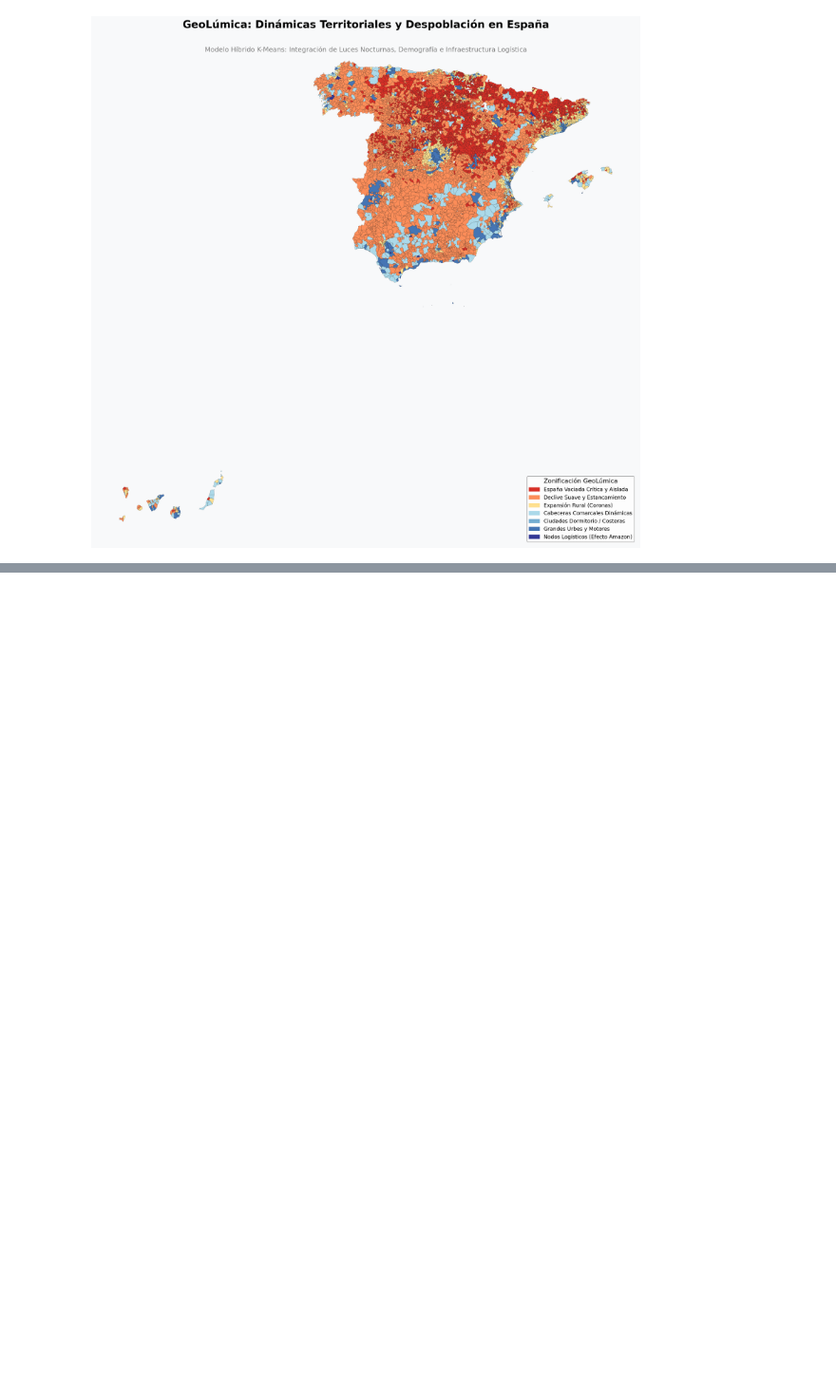
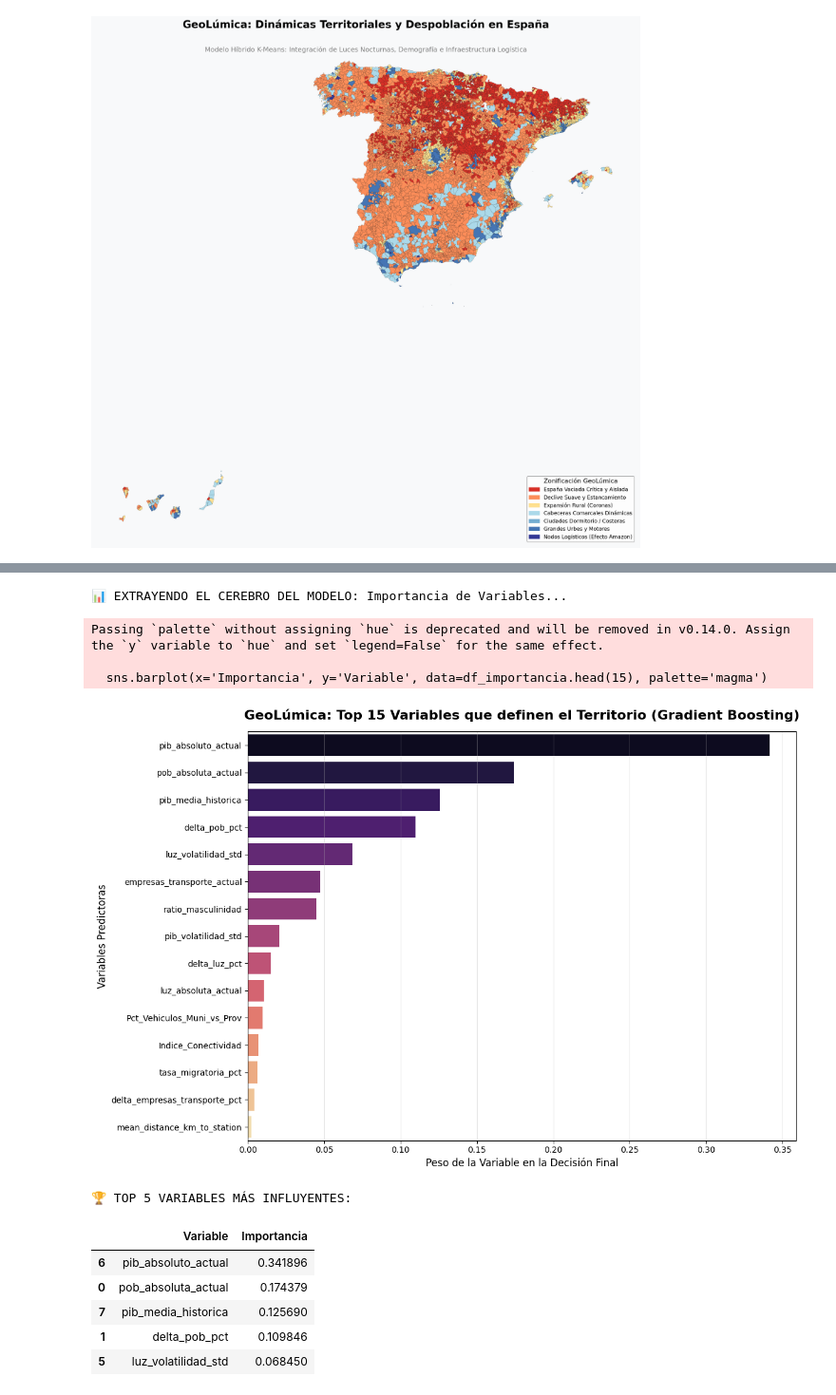
Before and after one commit to MartinEO2005/Proyecto_Big_Data_I, a Jupyter notebook: ML/ml_clustering.ipynb, the cells around one changed output, grey strips where cells are left out. Shown at 95% size. Cells and saved outputs as stored; diff of their text form; code cells hidden in the pictures; blank space fills up the shorter version.

Commit message:
Clustering No supervisado, feature importance, vecinos cercanos

```diff
--- a/ML/ml_clustering.ipynb
+++ b/ML/ml_clustering.ipynb
@@ -621,0 +822,48 @@ Pintando perfiles territoriales...
+# %%
+import matplotlib.pyplot as plt
+import seaborn as sns
+import pandas as pd
+
+print("📊 EXTRAYENDO EL CEREBRO DEL MODELO: Importancia de Variables...")
+
+# 1. Rescatamos el modelo ganador (Gradient Boosting)
+mejor_modelo = gb_search.best_estimator_
+
+# 2. Extraemos el peso matemático que le ha dado a cada variable
+importancias = mejor_modelo.feature_importances_
+nombres_features = X.columns
+
+# 3. Creamos una tabla ordenada de mayor a menor importancia
+df_importancia = pd.DataFrame({
+    'Variable': nombres_features,
+    'Importancia': importancias
+}).sort_values(by='Importancia', ascending=False)
+
+# 4. Pintamos el gráfico del Top 15
+plt.figure(figsize=(12, 8))
+sns.barplot(x='Importancia', y='Variable', data=df_importancia.head(15), palette='magma')
+
+plt.title('GeoLúmica: Top 15 Variables que definen el Territorio (Gradient Boosting)', fontsize=16, fontweight='bold', pad=15)
+plt.xlabel('Peso de la Variable en la Decisión Final', fontsize=12)
+plt.ylabel('Variables Predictoras', fontsize=12)
+plt.grid(axis='x', alpha=0.3)
+
+plt.tight_layout()
+plt.show()
+
+# Imprimimos el top 5 para comentar
+print("\n🏆 TOP 5 VARIABLES MÁS INFLUYENTES:")
+display(df_importancia.head(5))
+# %% [output]
+📊 EXTRAYENDO EL CEREBRO DEL MODELO: Importancia de Variables...
+Passing `palette` without assigning `hue` is deprecated and will be removed in v0.14.0. Assign the `y` variable to `hue` and set `legend=False` for the same effect.
+
+  sns.barplot(x='Importancia', y='Variable', data=df_importancia.head(15), palette='magma')
+[figure, added]
+🏆 TOP 5 VARIABLES MÁS INFLUYENTES:
+|  | Variable | Importancia |
+| 6 | pib_absoluto_actual | 0.341896 |
+| 0 | pob_absoluta_actual | 0.174379 |
+| 7 | pib_media_historica | 0.125690 |
+| 1 | delta_pob_pct | 0.109846 |
+| 5 | luz_volatilidad_std | 0.068450 |
```
Also changed, not shown: parts of 8 cells of this notebook.
